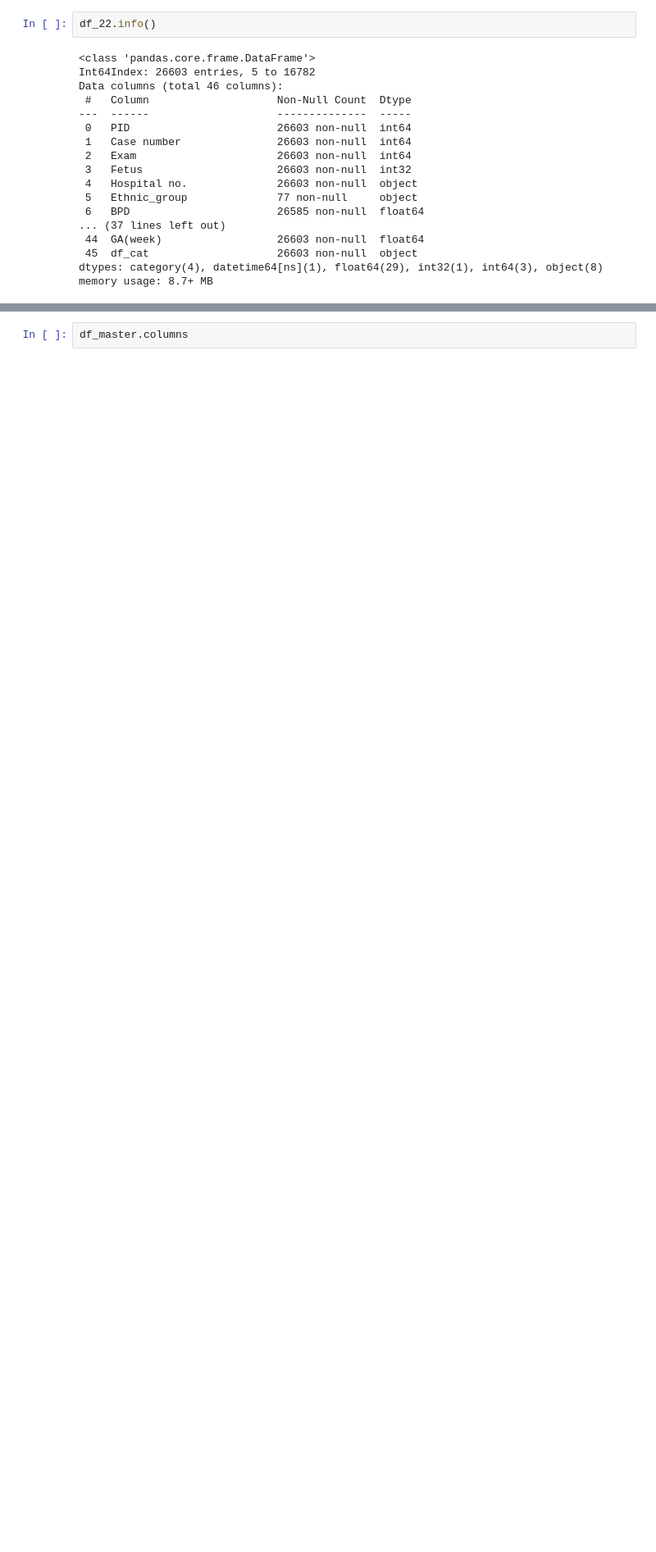
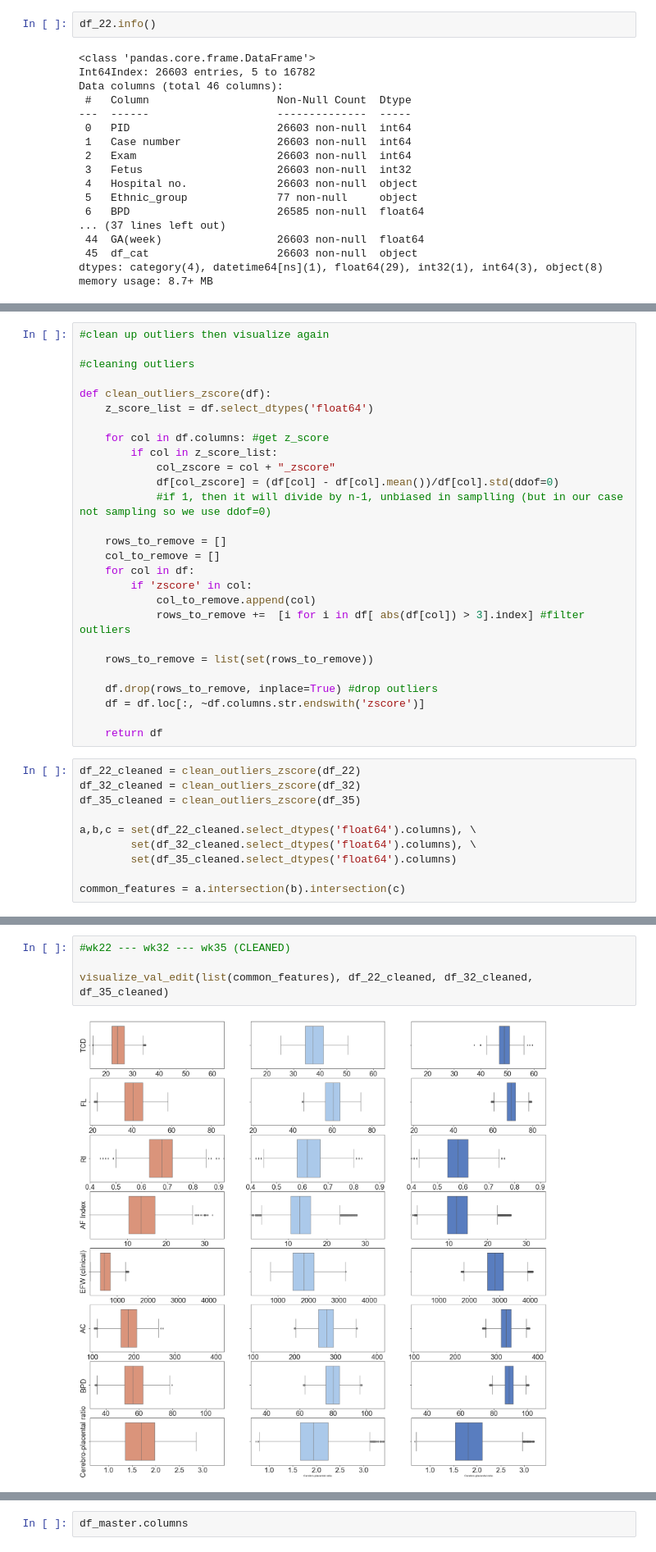
Before and after one commit to Dragooz/Forecasting-Fetal-Growth-with-Antenatal-Information, a Jupyter notebook: FGR Study.ipynb, the cells around one changed output, grey strips where cells are left out. Shown at 82% size. Saved outputs shown, nothing was run; the diff lists cells and outputs as text; blank space fills up the shorter version.

```diff
--- a/FGR Study.ipynb
+++ b/FGR Study.ipynb
@@ -323,0 +365,37 @@ visualize_cat(cat_cols, df_22, df_32, df_35)
+# %%
+#clean up outliers then visualize again
+
+#cleaning outliers
+
+def clean_outliers_zscore(df):
+    z_score_list = df.select_dtypes('float64')
+
+    for col in df.columns: #get z_score
+        if col in z_score_list:
+            col_zscore = col + "_zscore"
+            df[col_zscore] = (df[col] - df[col].mean())/df[col].std(ddof=0)
+            #if 1, then it will divide by n-1, unbiased in samplling (but in our case not sampling so we use ddof=0)
+
+    rows_to_remove = []
+    col_to_remove = []
+    for col in df:
+        if 'zscore' in col:
+            col_to_remove.append(col)
+            rows_to_remove +=  [i for i in df[ abs(df[col]) > 3].index] #filter outliers
+
+    rows_to_remove = list(set(rows_to_remove))
+
+    df.drop(rows_to_remove, inplace=True) #drop outliers
+    df = df.loc[:, ~df.columns.str.endswith('zscore')]
+
+    return df
+# %%
+df_22_cleaned = clean_outliers_zscore(df_22)
+df_32_cleaned = clean_outliers_zscore(df_32)
+df_35_cleaned = clean_outliers_zscore(df_35)
+
+a,b,c = set(df_22_cleaned.select_dtypes('float64').columns), \
+        set(df_32_cleaned.select_dtypes('float64').columns), \
+        set(df_35_cleaned.select_dtypes('float64').columns)
+
+common_features = a.intersection(b).intersection(c)
@@ -323,0 +428,6 @@ visualize_cat(cat_cols, df_22, df_32, df_35)
+# %%
+#wk22 --- wk32 --- wk35 (CLEANED)
+
+visualize_val_edit(list(common_features), df_22_cleaned, df_32_cleaned, df_35_cleaned)
+# %% [output]
+[figure, added]
```
Also changed, not shown: parts of 130 cells of this notebook.
